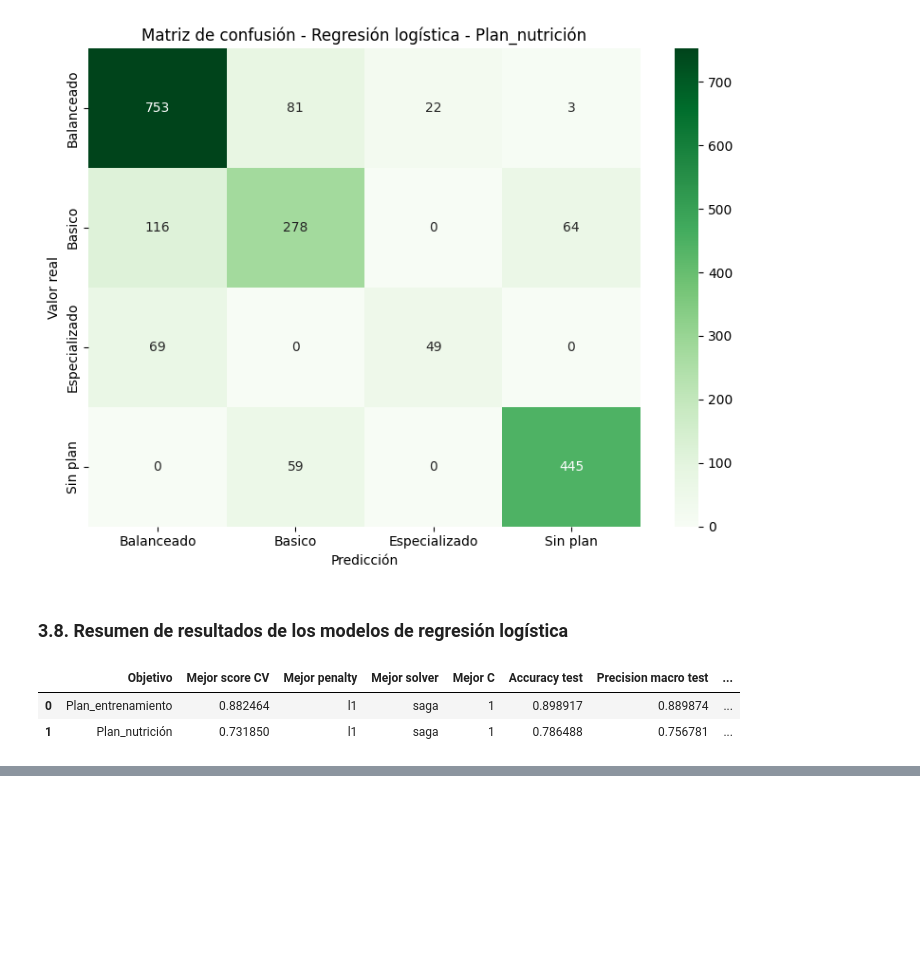
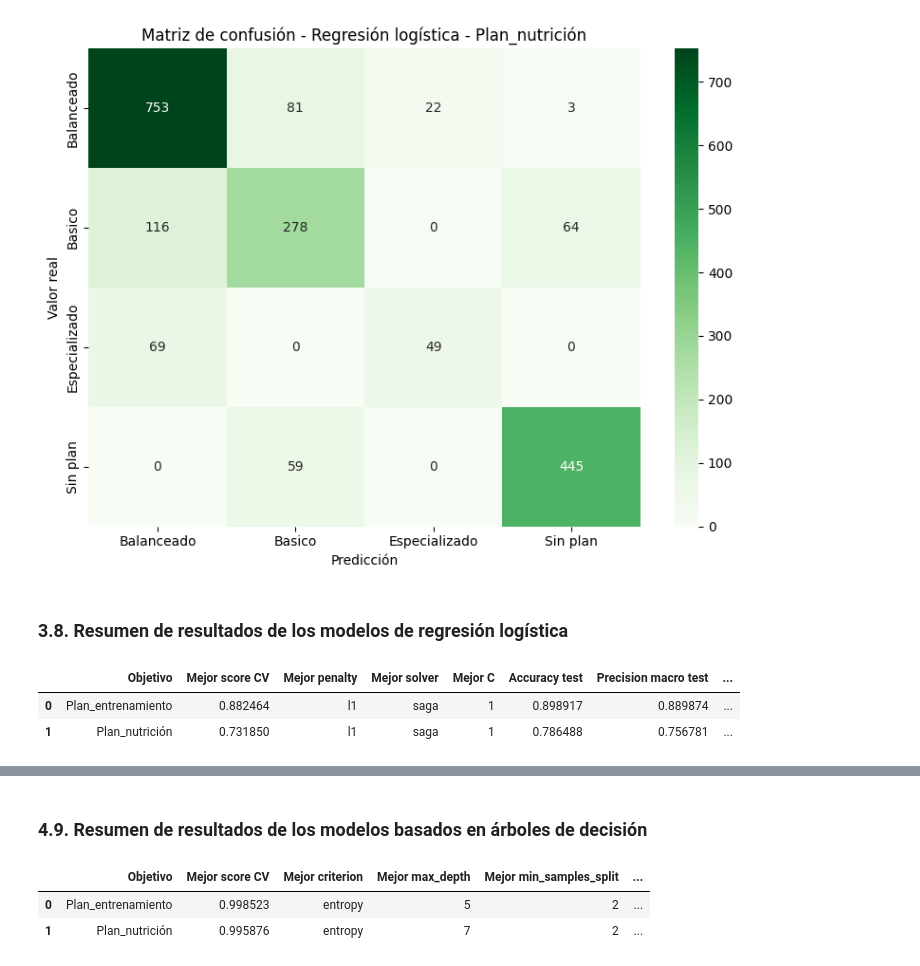
Before and after one commit to Dav1d10/MachineLearningLabs, a Jupyter notebook: Labs/Lab3.ipynb, the cells around one changed output, grey strips where cells are left out. Cells and saved outputs as stored; diff of their text form; code cells hidden in the pictures; blank space fills up the shorter version.

```diff
--- a/Labs/Lab3.ipynb
+++ b/Labs/Lab3.ipynb
@@ -1100,0 +1313,16 @@ El rendimiento final sobre test se reporta mediante precisión, recall y F1-scor
+# %% [markdown]
+### 4.9. Resumen de resultados de los modelos basados en árboles de decisión
+# %%
+resumen_arboles = pd.concat([
+    tree_entrenamiento['resultados'],
+    tree_nutricion['resultados']
+], ignore_index=True)
+
+display(resumen_arboles)
+
+mejor_tree_ent = tree_entrenamiento['best_model']
+mejor_tree_nut = tree_nutricion['best_model']
+# %% [output]
+|  | Objetivo | Mejor score CV | Mejor criterion | Mejor max_depth | Mejor min_samples_split | ... |
+| 0 | Plan_entrenamiento | 0.998523 | entropy | 5 | 2 | ... |
+| 1 | Plan_nutrición | 0.995876 | entropy | 7 | 2 | ... |
```
Also changed, not shown: parts of 18 cells of this notebook.
